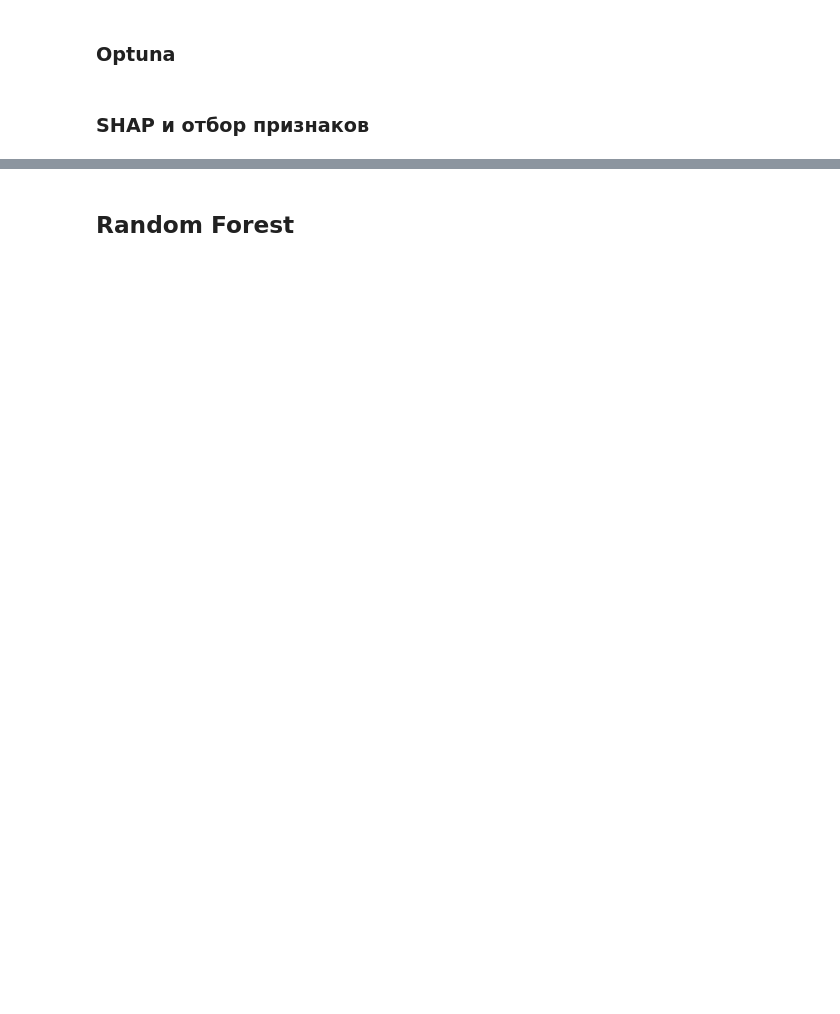
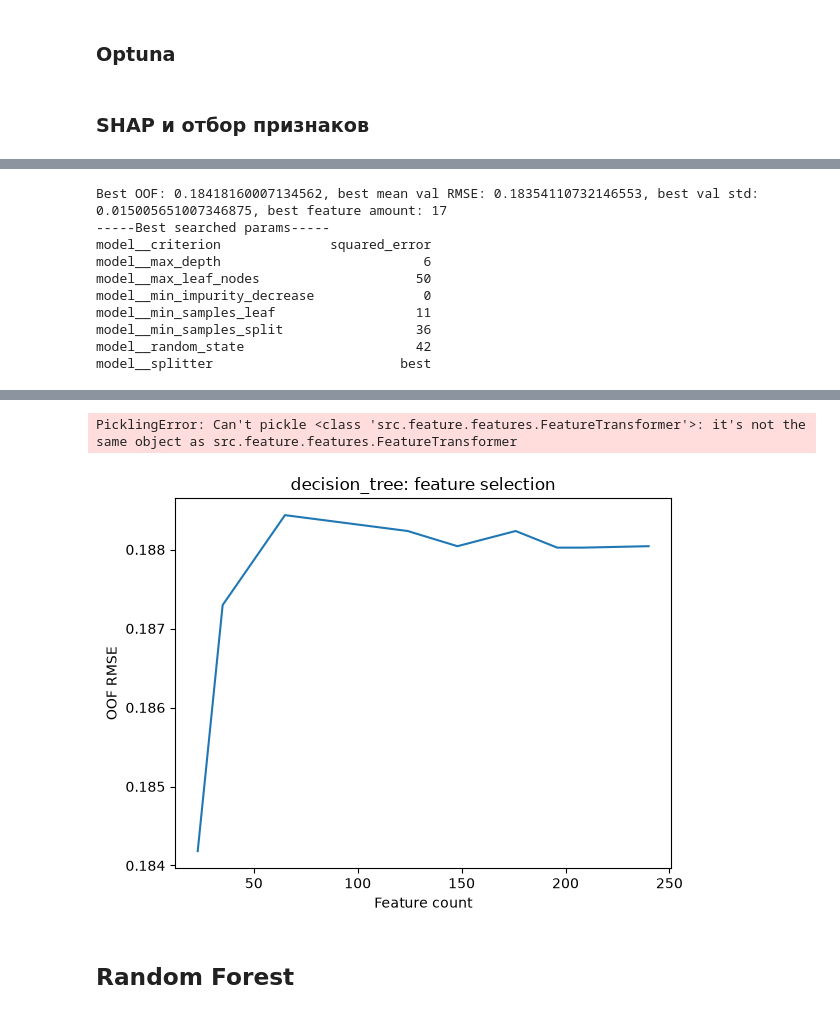
Before and after one commit to 203mishanu07-crypto/House_prices3, a Jupyter notebook: Experiments.ipynb, the cells around one changed output, grey strips where cells are left out. Drawn from its saved outputs; the diff is of its cells as text; code cells hidden in the pictures; blank space fills up the shorter version.

```diff
--- a/Experiments.ipynb
+++ b/Experiments.ipynb
@@ -1208,15 +1312,26 @@ decision_tree_optuna_shap = run_shap(
 decision_tree_fs_results = run_feature_selection(
     X=X_train,
     y=y_train,
-    cv_folds=decision_tree_optuna_results['cv_folds'],
+    cv_folds=decision_tree_results['cv_folds'],
     importance=decision_tree_optuna_shap['importance'],
-    search_results=decision_tree_optuna_results['best_results'],
-    model_name="decision_tree_optuna",
-    model_configs=decision_tree_optuna_pipeline,
-    model_run_id=decision_tree_optuna_results['run_id'],
+    search_results=decision_tree_results['best_results'],
+    model_name="decision_tree",
+    model_configs=decision_tree_pipeline,
+    model_run_id=decision_tree_results['run_id'],
     logger=logger
 )
-if decision_tree_fs_results["best_oof_score"] < decision_tree_optuna_results['best_results']['best_oof_score']:
-    save_ensemble(decision_tree_fs_results['best_ensemble'],"decision_tree", save_fs=decision_tree_fs_results['best_results']['best_cols'])
+if decision_tree_fs_results["best_oof_score"] < decision_tree_results['best_results']['best_oof_score']:
+    ModelSaver.save_ensemble(decision_tree_fs_results['best_ensemble'],"decision_tree", save_fs=decision_tree_fs_results['best_results']['best_cols'])
 else:
-    save_ensemble(decision_tree_optuna_results['best_ensemble'],"decision_tree")
+    ModelSaver.save_ensemble(decision_tree_results['best_ensemble'],"decision_tree")
+# %% [output]
+Best OOF: 0.18418160007134562, best mean val RMSE: 0.18354110732146553, best val std: 0.015005651007346875, best feature amount: 17
+-----Best searched params-----
+model__criterion              squared_error
+model__max_depth                          6
+model__max_leaf_nodes                    50
+model__min_impurity_decrease              0
+model__min_samples_leaf                  11
+model__min_samples_split                 36
+model__random_state                      42
+model__splitter                        best
@@ -1223,3 +1348,5 @@ else:
+PicklingError: Can't pickle <class 'src.feature.features.FeatureTransformer'>: it's not the same object as src.feature.features.FeatureTransformer
+[figure, added]
 # %% [markdown]
 ## Random Forest
 # %%
```
Also changed, not shown: parts of 38 cells of this notebook, 57 other files.
